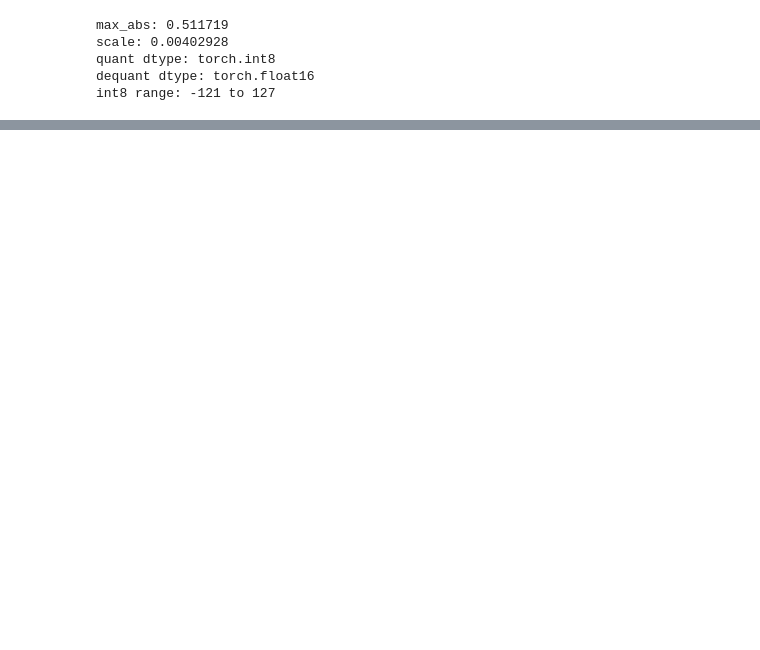
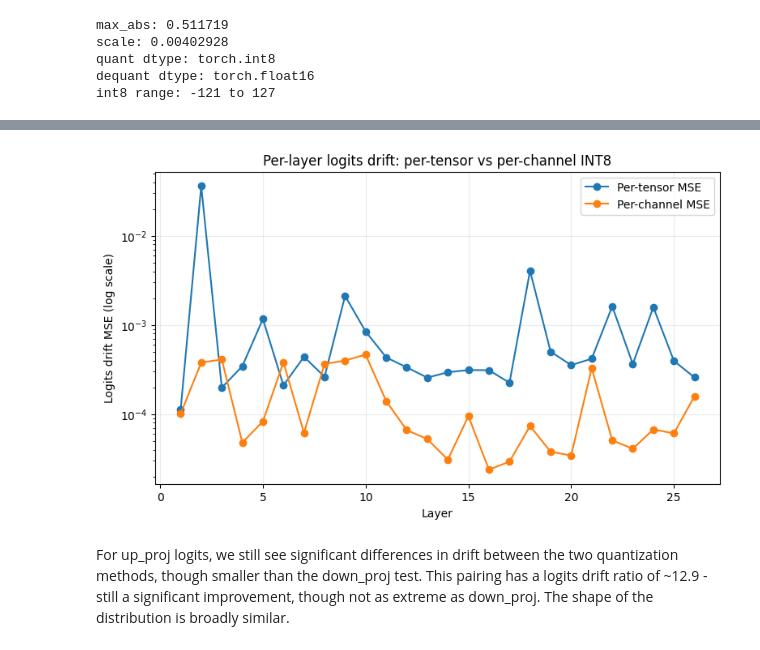
Before and after one commit to JR-Vickers/quantization-study, a Jupyter notebook: notebooks/04_manual_quantization.ipynb, the cells around one changed output, grey strips where cells are left out. Cells and saved outputs as stored; diff of their text form; code cells hidden in the pictures; blank space fills up the shorter version.

```diff
--- a/notebooks/04_manual_quantization.ipynb
+++ b/notebooks/04_manual_quantization.ipynb
@@ -807,0 +493,14 @@ Saved: ../results/04_manual_quantization.json
+# %%
+def quantize_per_tensor_deq(w_fp16):
+    max_abs = w_fp16.abs().max().item()
+    scale = max_abs / 127.0 if max_abs > 0 else 1.0
+    q = torch.clamp(torch.round(w_fp16 / scale), -127, 127).to(torch.int8)
+    w_deq = (q.float() * scale).to(torch.float16)
+    return w_deq
+
+def quantize_per_channel_deq(w_fp16):
+    max_abs_row = w_fp16.abs().amax(dim=1, keepdim=True).float()
+    scale = torch.where(max_abs_row > 0, max_abs_row / 127.0, torch.ones_like(max_abs_row))
+    q = torch.clamp(torch.round(w_fp16.float() / scale), -127, 127).to(torch.int8)
+    w_deq = (q.float() * scale).to(torch.float16)
+    return w_deq
@@ -807,0 +573,12 @@ Saved: ../results/04_manual_quantization.json
+# %%
+def plot_logits_drift(logits):
+    plt.figure(figsize=(9,5))
+    plt.plot(logits["layer"], logits["mse_t"], marker="o", label="Per-tensor MSE")
+    plt.plot(logits["layer"], logits["mse_c"], marker="o", label="Per-channel MSE")
+    plt.yscale("log")
+    plt.xlabel("Layer")
+    plt.ylabel("Logits drift MSE (log scale)")
+    plt.title("Per-layer logits drift: per-tensor vs per-channel INT8")
+    plt.grid(alpha=0.25)
+    plt.legend()
+    plt.show()
@@ -807,0 +632,2 @@ Saved: ../results/04_manual_quantization.json
+# %%
+up_proj_logits = logits_drift("shared_experts.up_proj")
@@ -807,0 +652,6 @@ Saved: ../results/04_manual_quantization.json
+# %%
+plot_logits_drift(up_proj_logits)
+# %% [output]
+[figure, added]
+# %% [markdown]
+For up_proj logits, we still see significant differences in drift between the two quantization methods, though smaller than the down_proj test.  This pairing has a logits drift ratio of ~12.9 - still a significant improvement, though not as extreme as down_proj.  The shape of the distribution is broadly similar.
```
Also changed, not shown: parts of 66 cells of this notebook.
